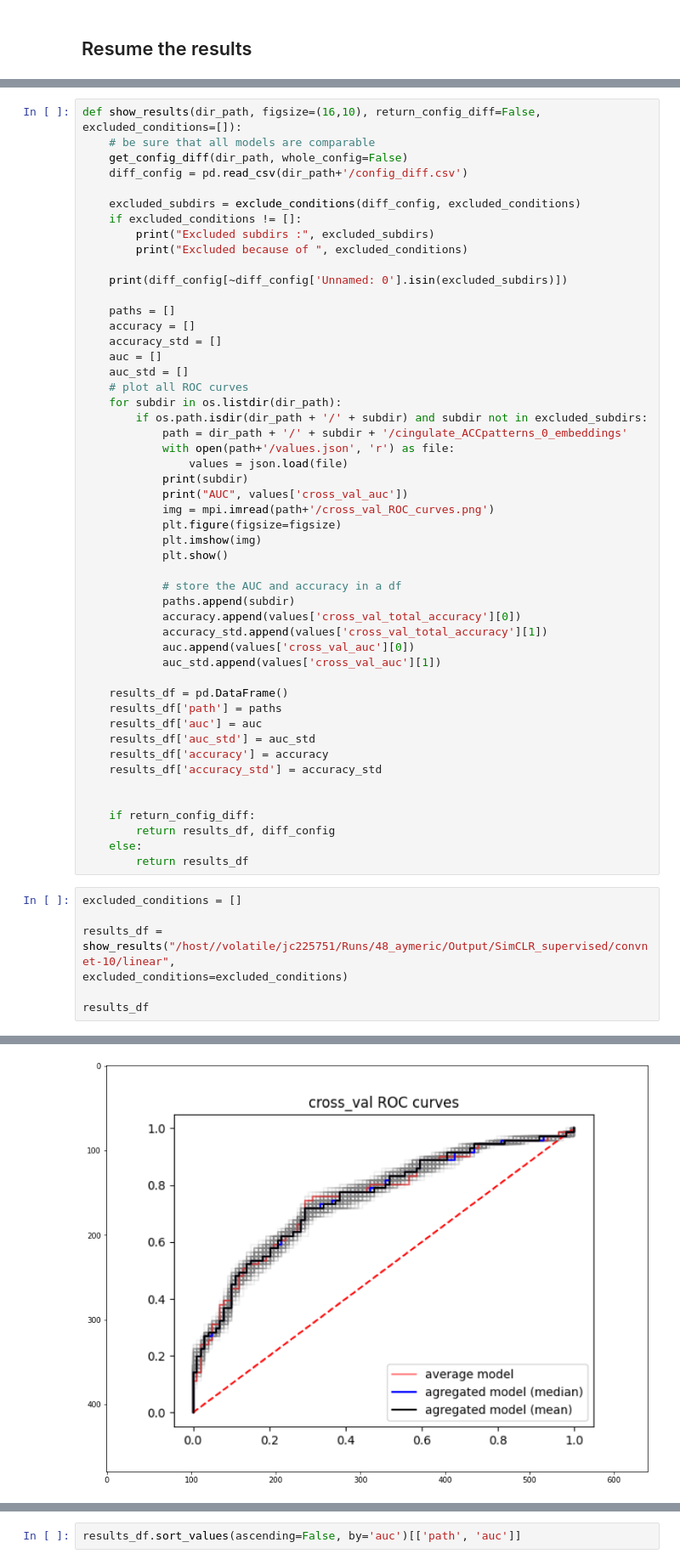
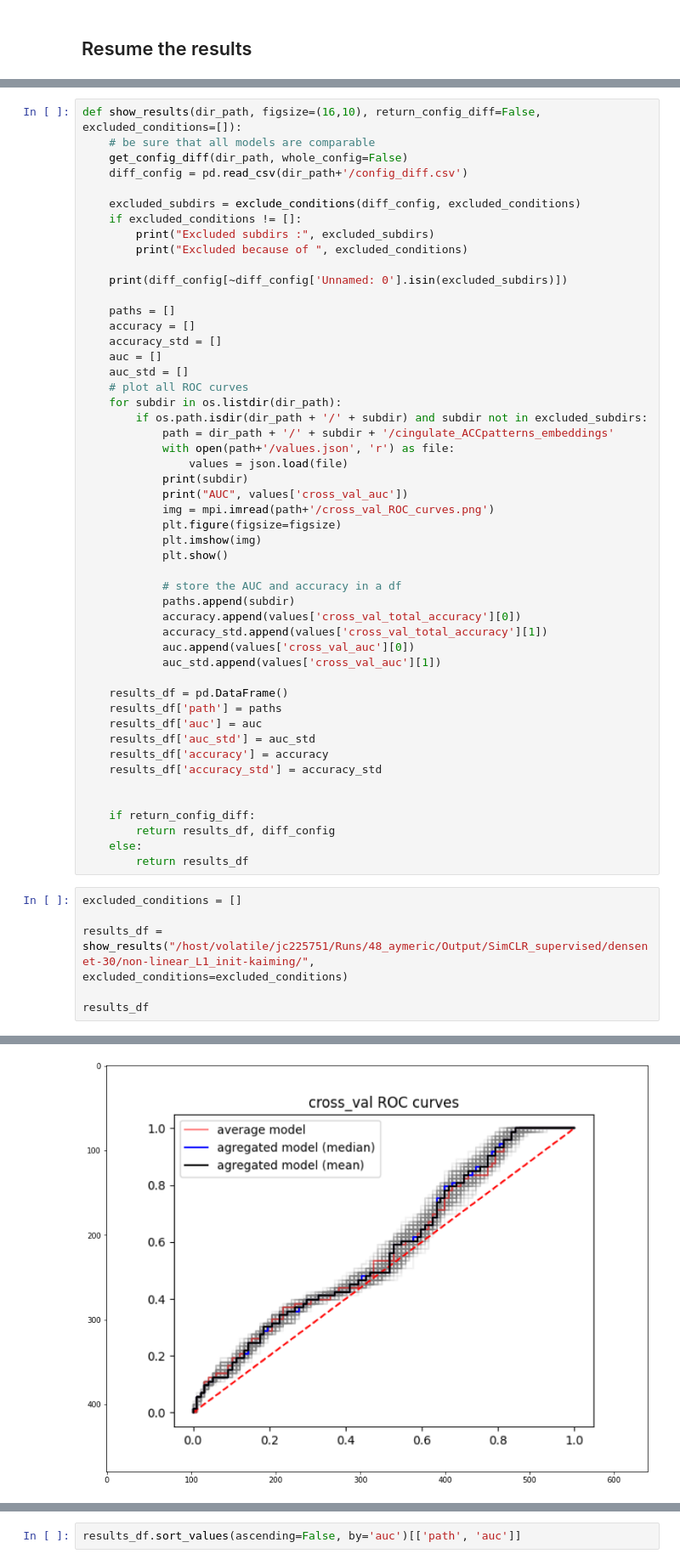
Before and after one commit to neurospin-projects/2022_jchavas_cingulate_inhibitory_control, a Jupyter notebook: contrastive/notebooks/classifiers_results.ipynb, the cells around one changed output, grey strips where cells are left out. Shown at 85% size. Drawn from its saved outputs; the diff is of its cells as text.

```diff
--- a/contrastive/notebooks/classifiers_results.ipynb
+++ b/contrastive/notebooks/classifiers_results.ipynb
@@ -73,7 +73,7 @@ def show_results(dir_path, figsize=(16,10), return_config_diff=False, excluded_c
     # plot all ROC curves
     for subdir in os.listdir(dir_path):
         if os.path.isdir(dir_path + '/' + subdir) and subdir not in excluded_subdirs:
-            path = dir_path + '/' + subdir + '/cingulate_ACCpatterns_0_embeddings'
+            path = dir_path + '/' + subdir + '/cingulate_ACCpatterns_embeddings'
             with open(path+'/values.json', 'r') as file:
                 values = json.load(file)
             print(subdir)
@@ -105,7 +105,7 @@ def show_results(dir_path, figsize=(16,10), return_config_diff=False, excluded_c
 # %%
 excluded_conditions = []
 
-results_df = show_results("/host//volatile/jc225751/Runs/48_aymeric/Output/SimCLR_supervised/convnet-10/linear",
+results_df = show_results("/host/volatile/jc225751/Runs/48_aymeric/Output/SimCLR_supervised/densenet-30/non-linear_L1_init-kaiming/",
 excluded_conditions=excluded_conditions)
 
 results_df
@@ -124 +124 @@ AUC [0.7520864987907241, 0.00431951438459024]
-[figure, old version]
+[figure, new version]
```
Also changed, not shown: parts of 2 cells of this notebook, 2 other files.
